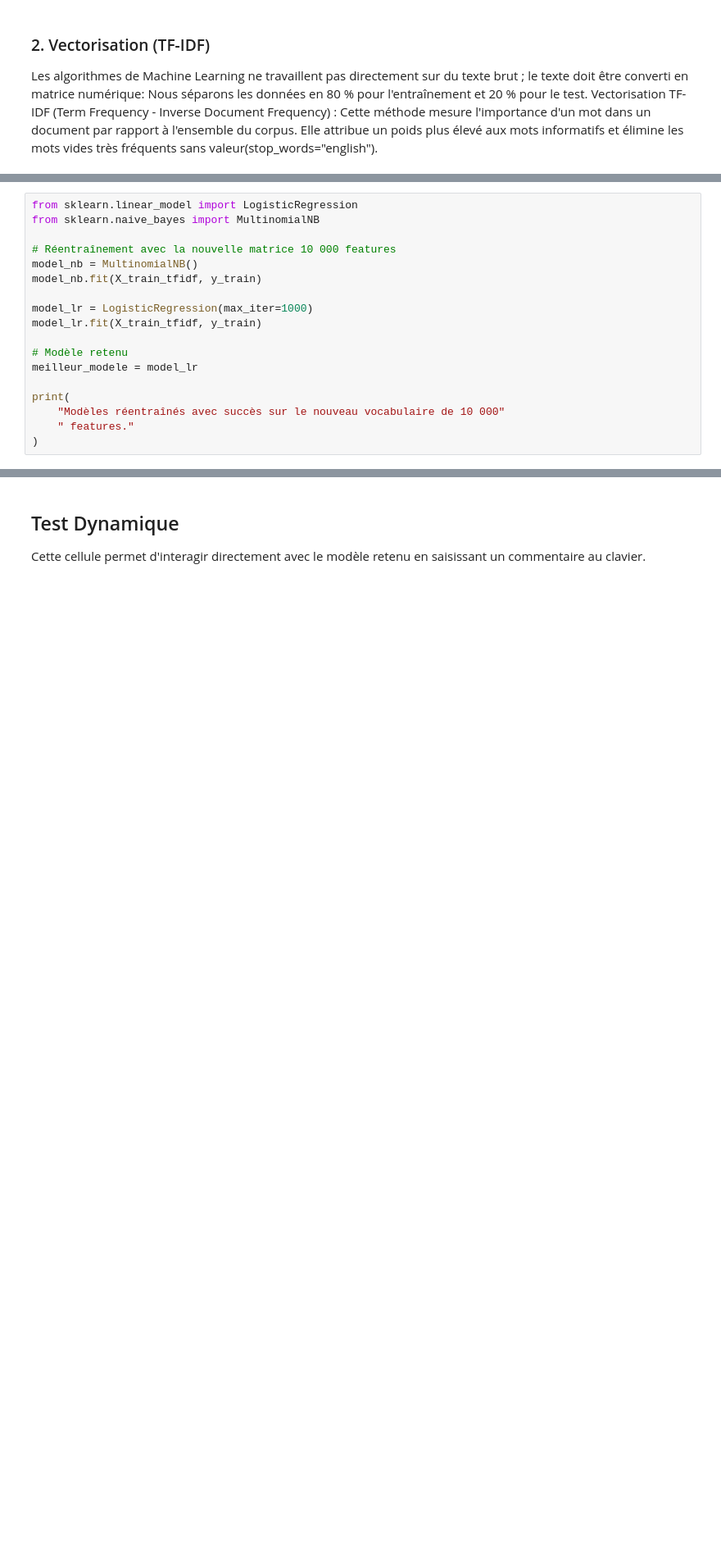
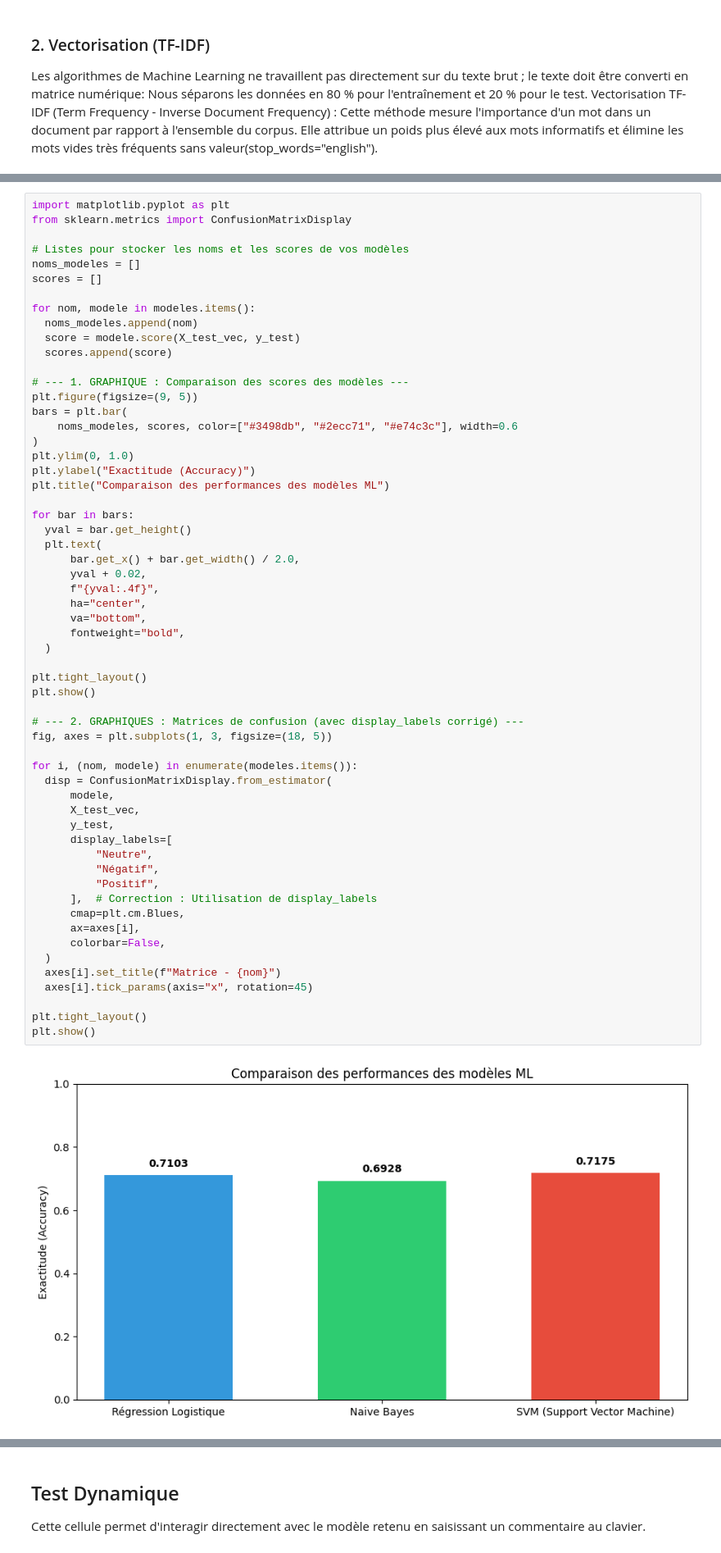
Before and after one commit to pmlade23-droid/Analyse-Sentiment-IMDb., a Jupyter notebook: projet.ipynb, the cells around one changed output, grey strips where cells are left out. Shown at 82% size. Cells and saved outputs as stored; diff of their text form; blank space fills up the shorter version.

```diff
--- a/projet.ipynb
+++ b/projet.ipynb
@@ -254,20 +147,2 @@ On entraîne et compare deux algorithmes de classification supervisée distincts
 * **Multinomial Naive Bayes** : efficace pour le traitement de texte en raison de sa rapidité et de sa simplicité.
 * **Régression Logistique** : Un modèle linéaire calculant la probabilité qu'un texte appartienne à chacune des trois classes.
-# %%
-from sklearn.linear_model import LogisticRegression
-from sklearn.naive_bayes import MultinomialNB
-
-# Réentraînement avec la nouvelle matrice 10 000 features
-model_nb = MultinomialNB()
-model_nb.fit(X_train_tfidf, y_train)
-
-model_lr = LogisticRegression(max_iter=1000)
-model_lr.fit(X_train_tfidf, y_train)
-
-# Modèle retenu
-meilleur_modele = model_lr
-
-print(
-    "Modèles réentraînés avec succès sur le nouveau vocabulaire de 10 000"
-    " features."
-)
@@ -402,0 +212,60 @@ print(f"\n Modèle retenu pour la suite : {nom_meilleur_modele}")
+# %%
+import matplotlib.pyplot as plt
+from sklearn.metrics import ConfusionMatrixDisplay
+
+# Listes pour stocker les noms et les scores de vos modèles
+noms_modeles = []
+scores = []
+
+for nom, modele in modeles.items():
+  noms_modeles.append(nom)
+  score = modele.score(X_test_vec, y_test)
+  scores.append(score)
+
+# --- 1. GRAPHIQUE : Comparaison des scores des modèles ---
+plt.figure(figsize=(9, 5))
+bars = plt.bar(
+    noms_modeles, scores, color=["#3498db", "#2ecc71", "#e74c3c"], width=0.6
+)
+plt.ylim(0, 1.0)
+plt.ylabel("Exactitude (Accuracy)")
+plt.title("Comparaison des performances des modèles ML")
+
+for bar in bars:
+  yval = bar.get_height()
+  plt.text(
+      bar.get_x() + bar.get_width() / 2.0,
+      yval + 0.02,
+      f"{yval:.4f}",
+      ha="center",
+      va="bottom",
+      fontweight="bold",
+  )
+
+plt.tight_layout()
+plt.show()
+
+# --- 2. GRAPHIQUES : Matrices de confusion (avec display_labels corrigé) ---
+fig, axes = plt.subplots(1, 3, figsize=(18, 5))
+
+for i, (nom, modele) in enumerate(modeles.items()):
+  disp = ConfusionMatrixDisplay.from_estimator(
+      modele,
+      X_test_vec,
+      y_test,
+      display_labels=[
+          "Neutre",
+          "Négatif",
+          "Positif",
+      ],  # Correction : Utilisation de display_labels
+      cmap=plt.cm.Blues,
+      ax=axes[i],
+      colorbar=False,
+  )
+  axes[i].set_title(f"Matrice - {nom}")
+  axes[i].tick_params(axis="x", rotation=45)
+
+plt.tight_layout()
+plt.show()
+# %% [output]
+[figure, added]
```
Also changed, not shown: parts of 28 cells of this notebook.
